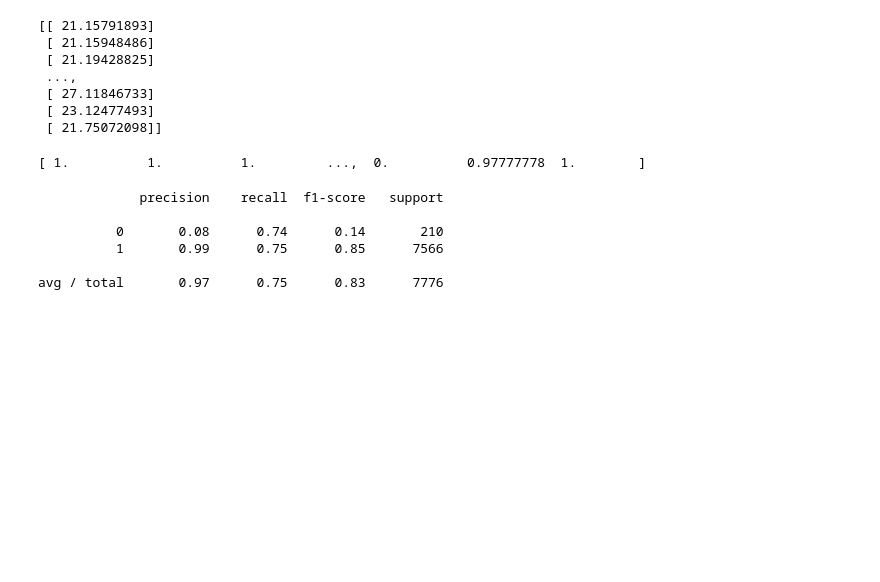
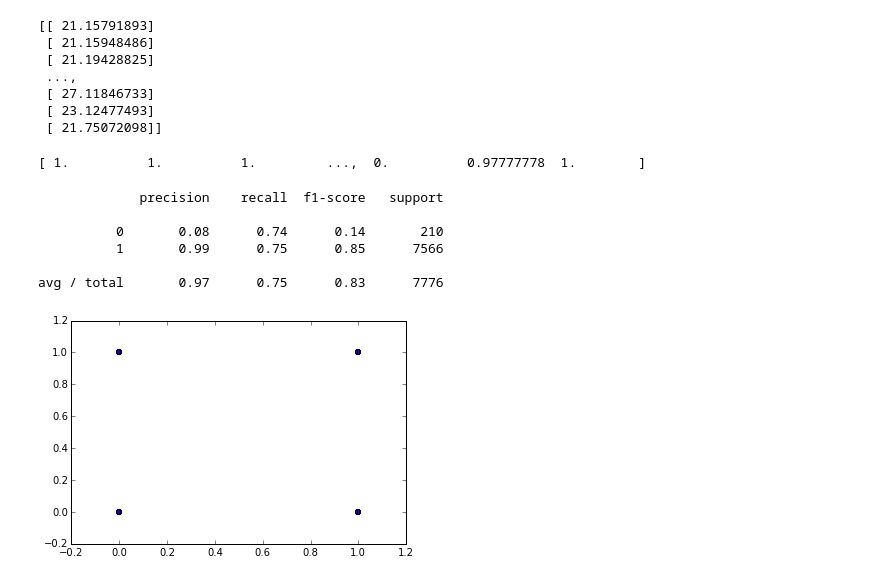
Before and after one commit to nipunbatra/NIOMTK, a Jupyter notebook: docs/Support Vector Machine - summer.ipynb, the cells around one changed output. Cells and saved outputs as stored; diff of their text form; code cells hidden in the pictures; blank space fills up the shorter version.

```diff
--- a/docs/Support Vector Machine - summer.ipynb
+++ b/docs/Support Vector Machine - summer.ipynb
@@ -180,3 +180,9 @@ print (metrics.classification_report(arr1, arr2))
           1       0.99      0.75      0.85      7566
 
 avg / total       0.97      0.75      0.83      7776
+# %%
+import matplotlib.pyplot as plt
+plt.scatter(arr1, arr2)
+plt.show()
+# %% [output]
+[figure, added]
```
Also changed, not shown: 1 other file.
